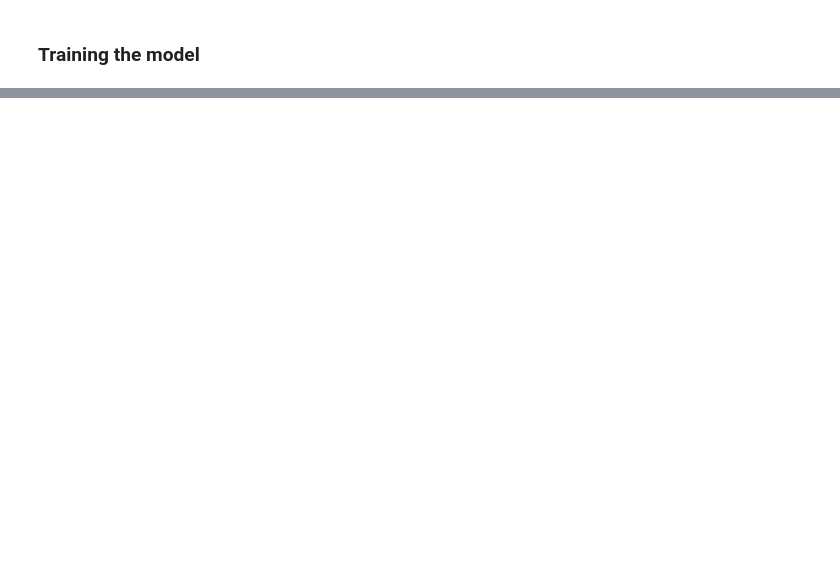
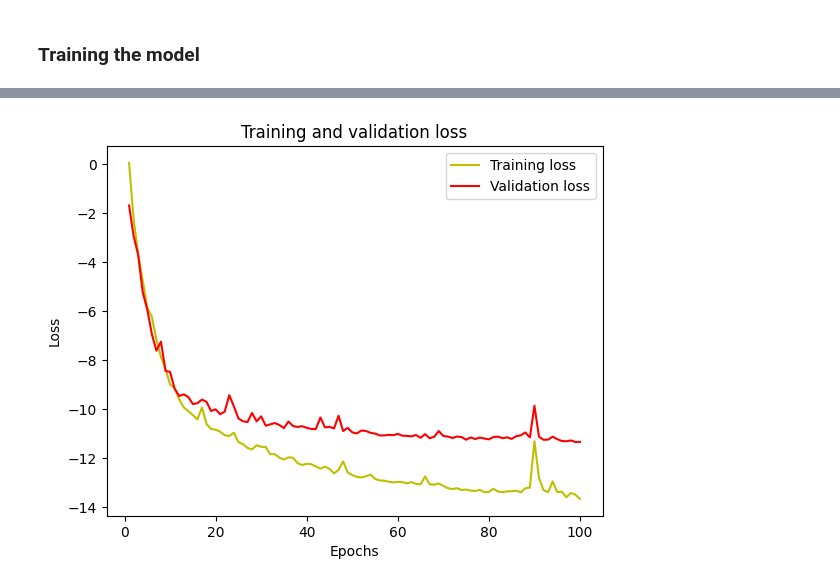
Before and after one commit to TheodorEmanuelsson/3D-brainTumor-segmentation, a Jupyter notebook: MRI.ipynb, the cells around one changed output, grey strips where cells are left out. Drawn from its saved outputs; the diff is of its cells as text; code cells hidden in the pictures; blank space fills up the shorter version.

Commit message:
First model done

```diff
--- a/MRI.ipynb
+++ b/MRI.ipynb
@@ -476,0 +429,3 @@ Note: you may need to restart the kernel to use updated packages.
+# %%
+train_steps = len(train_img_list) // batch_size
+val_steps = len(val_img_list) // batch_size
@@ -476,0 +434,6 @@ Note: you may need to restart the kernel to use updated packages.
+# %%
+model = simple_unet_model(IMG_HEIGHT = 128,
+                          IMG_WIDTH = 128,
+                          IMG_DEPTH = 128,
+                          IMG_CHANNELS = 3,
+                          num_classes = 4)
@@ -476,0 +458,2 @@ Note: you may need to restart the kernel to use updated packages.
+# %%
+model.compile(optimizer = optim, loss = total_loss, metrics = metrics)
@@ -476,0 +466,6 @@ Note: you may need to restart the kernel to use updated packages.
+# %%
+history = model.fit(train_img_datagen,
+                   steps_per_epoch = train_steps,
+                   validation_data = val_img_datagen,
+                   validation_steps = val_steps,
+                   epochs = 100, verbose = 1)
@@ -476,0 +490,14 @@ Note: you may need to restart the kernel to use updated packages.
+# %%
+#plot the training and validation IoU and loss at each epoch
+loss = history.history['loss']
+val_loss = history.history['val_loss']
+epochs = range(1, len(loss) + 1)
+plt.plot(epochs, loss, 'y', label='Training loss')
+plt.plot(epochs, val_loss, 'r', label='Validation loss')
+plt.title('Training and validation loss')
+plt.xlabel('Epochs')
+plt.ylabel('Loss')
+plt.legend()
+plt.show()
+# %% [output]
+[figure, added]
```
Also changed, not shown: parts of 34 cells of this notebook, 3 other files.
